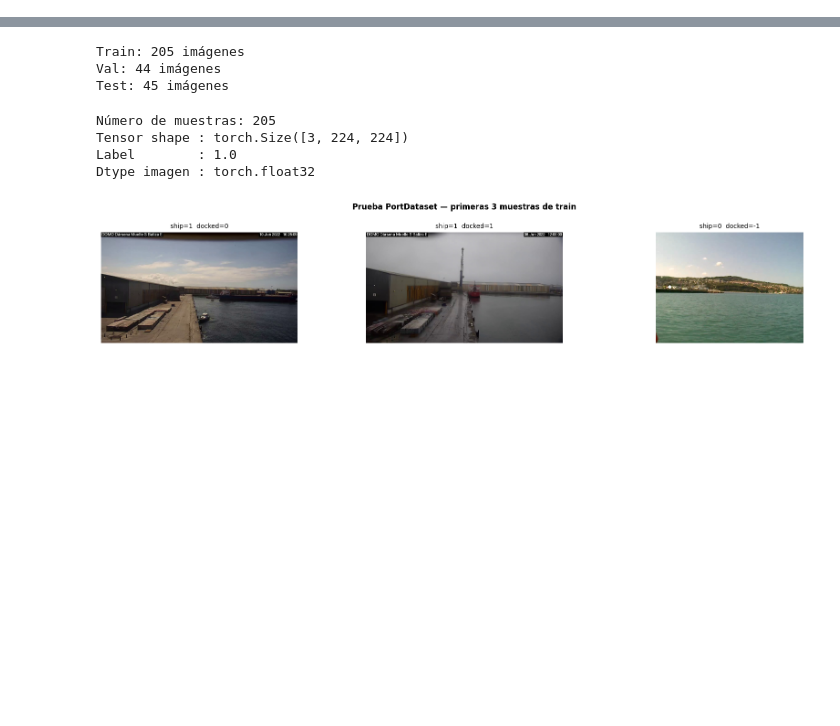
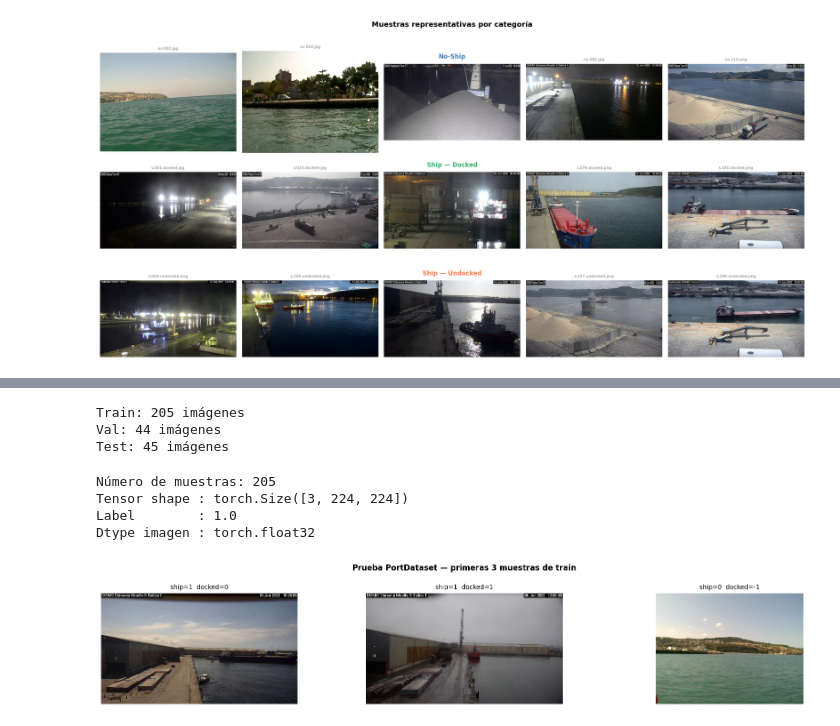
Before and after one commit to MiguelBanosB/VCA, a Jupyter notebook: practica1.ipynb, the cells around one changed output, grey strips where cells are left out. Saved outputs shown, nothing was run; the diff lists cells and outputs as text; code cells hidden in the pictures; blank space fills up the shorter version.

```diff
--- a/practica1.ipynb
+++ b/practica1.ipynb
@@ -286,0 +37,4 @@ class PortDataset(Dataset):
+# %%
+IMAGE_PATH = r"P1-Material\\images"
+SHIP_CSV   = r"P1-Material\\ship.csv"
+DOCKED_CSV = r"P1-Material\\docked.csv"
@@ -286,0 +145,62 @@ class PortDataset(Dataset):
+# %%
+# Función para seleccionar n imágenes distribuidas a lo largo de la lista
+def pick_spread(file_list, n=5):
+    # Genera n índices equiespaciados entre el primero y el último elemento
+    idx = np.linspace(0, len(file_list) - 1, n, dtype=int)
+    result = []
+    # Recoge los ficheros en las posiciones seleccionadas
+    for i in idx:
+        result.append(file_list[i])
+    return result
+
+# Resolución de todas las figuras del notebook
+plt.rcParams['figure.dpi'] = 110
+# Elimina el borde superior en todos los ejes
+plt.rcParams['axes.spines.top'] = False
+# Elimina el borde derecho en todos los ejes
+plt.rcParams['axes.spines.right'] = False
+# Tamaño de fuente por defecto en todos los gráficos
+plt.rcParams['font.size'] = 10
+
+# Lista de rutas de cada categoría
+noship_files   = df[noship_mask]['filepath'].tolist()
+docked_files   = df[docked_mask]['filepath'].tolist()
+undocked_files = df[undocked_mask]['filepath'].tolist()
+
+# Número de imágenes a mostrar por fila
+N_COLS = 5
+
+# Cada tupla: (ficheros a mostrar, etiqueta de fila, color de etiqueta)
+row_data = [
+    (pick_spread(noship_files,   N_COLS), 'No-Ship',          'steelblue'),
+    (pick_spread(docked_files,   N_COLS), 'Ship — Docked',    'mediumseagreen'),
+    (pick_spread(undocked_files, N_COLS), 'Ship — Undocked',  'coral'),
+]
+
+# Crea la cuadrícula de subplots: 3 filas (categorías) x N_COLS columnas (imágenes)
+fig, axes = plt.subplots(3, N_COLS, figsize=(18, 9))
+fig.suptitle('Muestras representativas por categoría',
+            fontsize=13, fontweight='bold', y=1.01)
+
+# Itera sobre cada fila (categoría) y cada columna (imagen)
+for row_i, (files, label, color) in enumerate(row_data):
+    for col_j, fp in enumerate(files):
+        # Abre la imagen y la muestra en el subplot correspondiente
+        img = Image.open(fp).convert('RGB')
+        axes[row_i][col_j].imshow(img)
+        axes[row_i][col_j].axis('off')
+        # Nombre del fichero como título pequeño en gris
+        axes[row_i][col_j].set_title(os.path.basename(fp), fontsize=7, color='gray')
+
+    # Título de categoría encima del subplot central de cada fila
+    axes[row_i][N_COLS // 2].set_title(label, fontsize=11, fontweight='bold',
+                                        color=color, pad=10)
+
+    # Etiqueta de la fila en el eje Y de la primera columna
+    axes[row_i][0].set_ylabel(label, fontsize=11, fontweight='bold',
+                                rotation=90, labelpad=8, color=color)
+
+plt.tight_layout()
+plt.show()
+# %% [output]
+[figure, added]
```
Also changed, not shown: parts of 36 cells of this notebook.
